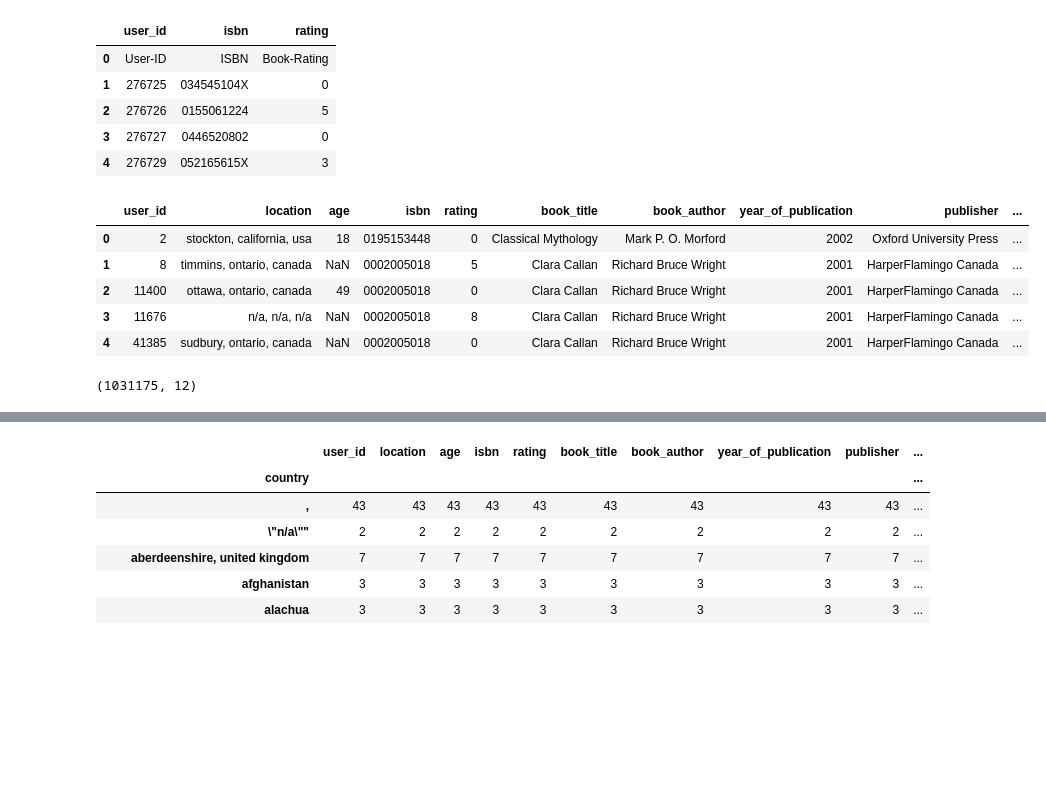
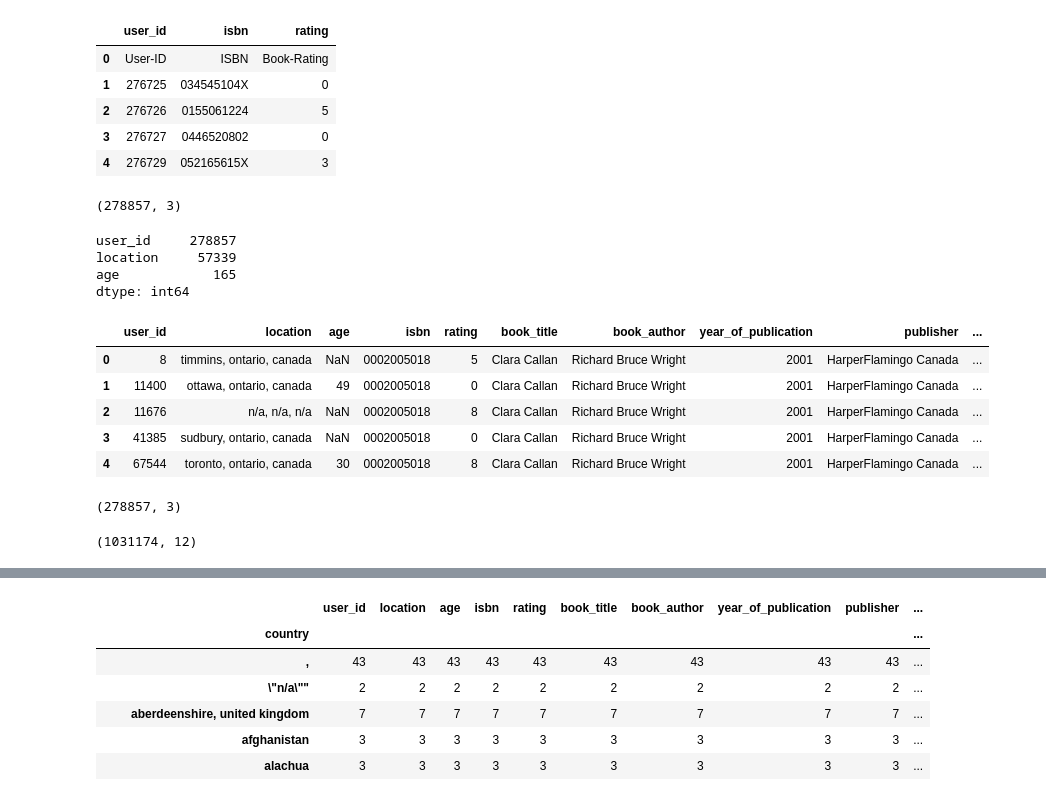
Before and after one commit to vsistla/nlp-biases, a Jupyter notebook: book-reviews/books-review-biases.ipynb, the cells around one changed output, grey strips where cells are left out. Drawn from its saved outputs; the diff is of its cells as text; code cells hidden in the pictures; blank space fills up the shorter version.

```diff
--- a/book-reviews/books-review-biases.ipynb
+++ b/book-reviews/books-review-biases.ipynb
@@ -73,18 +89,32 @@ ratings.head(5)
 users = users.drop(users.index[0])
 items = items.drop(items.index[0])
 ratings = ratings.drop(ratings.index[0])
+# %%
+users.shape
+# %% [output]
+(278857, 3)
+# %%
+users.nunique()
+# %% [output]
+user_id     278857
+location     57339
+age            165
+dtype: int64
 # %%
-df = pd.merge(users, ratings, on='user_id')
 df = pd.merge(df, items, on='isbn')
 df.head(5)
 # %% [output]
 |  | user_id | location | age | isbn | rating | book_title | book_author | year_of_publication | publisher | ... |
-| 0 | 2 | stockton, california, usa | 18 | 0195153448 | 0 | Classical Mythology | Mark P. O. Morford | 2002 | Oxford University Press | ... |
-| 1 | 8 | timmins, ontario, canada | NaN | 0002005018 | 5 | Clara Callan | Richard Bruce Wright | 2001 | HarperFlamingo Canada | ... |
-| 2 | 11400 | ottawa, ontario, canada | 49 | 0002005018 | 0 | Clara Callan | Richard Bruce Wright | 2001 | HarperFlamingo Canada | ... |
-| 3 | 11676 | n/a, n/a, n/a | NaN | 0002005018 | 8 | Clara Callan | Richard Bruce Wright | 2001 | HarperFlamingo Canada | ... |
-| 4 | 41385 | sudbury, ontario, canada | NaN | 0002005018 | 0 | Clara Callan | Richard Bruce Wright | 2001 | HarperFlamingo Canada | ... |
+| 0 | 8 | timmins, ontario, canada | NaN | 0002005018 | 5 | Clara Callan | Richard Bruce Wright | 2001 | HarperFlamingo Canada | ... |
+| 1 | 11400 | ottawa, ontario, canada | 49 | 0002005018 | 0 | Clara Callan | Richard Bruce Wright | 2001 | HarperFlamingo Canada | ... |
+| 2 | 11676 | n/a, n/a, n/a | NaN | 0002005018 | 8 | Clara Callan | Richard Bruce Wright | 2001 | HarperFlamingo Canada | ... |
+| 3 | 41385 | sudbury, ontario, canada | NaN | 0002005018 | 0 | Clara Callan | Richard Bruce Wright | 2001 | HarperFlamingo Canada | ... |
+| 4 | 67544 | toronto, ontario, canada | 30 | 0002005018 | 8 | Clara Callan | Richard Bruce Wright | 2001 | HarperFlamingo Canada | ... |
+# %%
+users.shape
+# %% [output]
+(278857, 3)
 # %%
 df.shape
 # %% [output]
-(1031175, 12)
+(1031174, 12)
```
Also changed, not shown: parts of 30 cells of this notebook, 1 other file.
